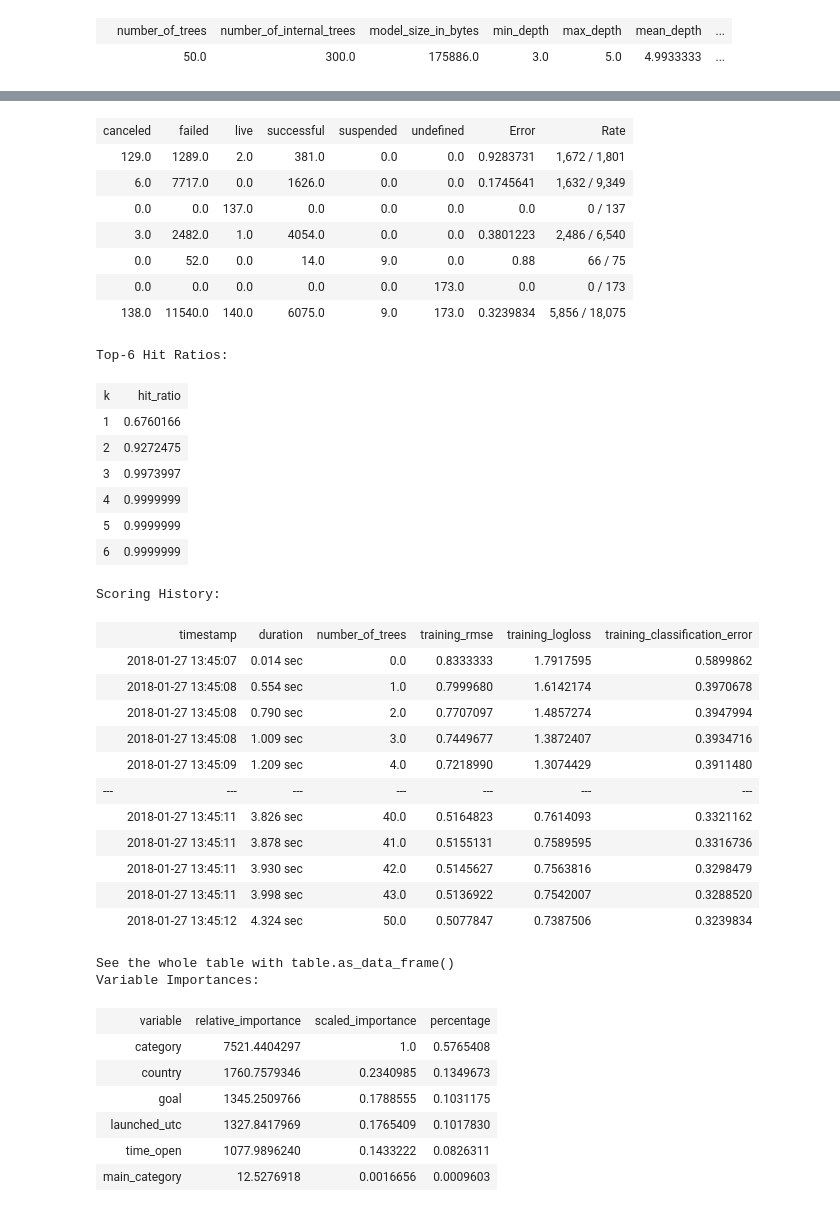
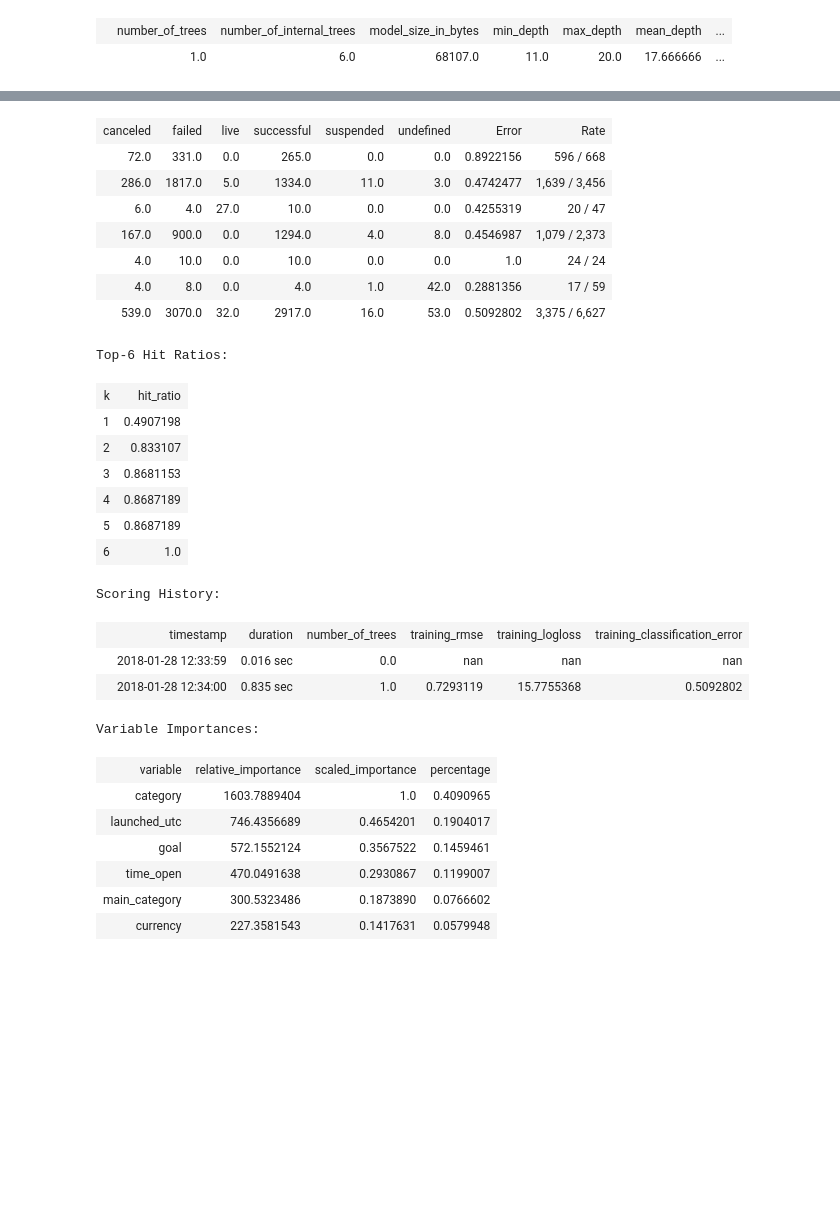
Before and after one commit to logasja/Supervised-Learning, a Jupyter notebook: Decision/Kickstarter.ipynb, the cells around one changed output, grey strips where cells are left out. Saved outputs shown, nothing was run; the diff lists cells and outputs as text; code cells hidden in the pictures; blank space fills up the shorter version.

```diff
--- a/Decision/Kickstarter.ipynb
+++ b/Decision/Kickstarter.ipynb
@@ -96,0 +55,7 @@ print predictors
+# %%
+# Define predictors
+y = df['state']
+X = df
+X = X.drop(['state', 'backers', 'country', 'usd pledged'])
+X.describe()
+y.describe()
@@ -102,10 +104,10 @@ train, valid, test = df.split_frame(
     destination_frames=['train.hex','valid.hex','test.hex']
 )
 # %%
-# Defualt gbm tree
-gbm = H2OGradientBoostingEstimator()
-gbm.train(x=predictors, y=response, training_frame=train)
+# Single decision tree, no boosting single tree
+rfe = H2ORandomForestEstimator(ntrees=1)
+rfe.train(x=X.columns, y=y.columns[0], training_frame=train)
 
 # Show model summary
-print gbm
+print rfe
 # %% [output]
@@ -117,3 +119,3 @@ Model Key:  GBM_model_python_1517078704861_1
 Model Summary:
 |  | number_of_trees | number_of_internal_trees | model_size_in_bytes | min_depth | max_depth | mean_depth | ... |
-|  | 50.0 | 300.0 | 175886.0 | 3.0 | 5.0 | 4.9933333 | ... |
+|  | 1.0 | 6.0 | 68107.0 | 11.0 | 20.0 | 17.666666 | ... |
@@ -127,40 +129,30 @@ Mean Per-Class Error: 0.393843262451
 Confusion Matrix: vertical: actual; across: predicted
 | canceled | failed | live | successful | suspended | undefined | Error | Rate |
-| 129.0 | 1289.0 | 2.0 | 381.0 | 0.0 | 0.0 | 0.9283731 | 1,672 / 1,801 |
-| 6.0 | 7717.0 | 0.0 | 1626.0 | 0.0 | 0.0 | 0.1745641 | 1,632 / 9,349 |
-| 0.0 | 0.0 | 137.0 | 0.0 | 0.0 | 0.0 | 0.0 | 0 / 137 |
-| 3.0 | 2482.0 | 1.0 | 4054.0 | 0.0 | 0.0 | 0.3801223 | 2,486 / 6,540 |
-| 0.0 | 52.0 | 0.0 | 14.0 | 9.0 | 0.0 | 0.88 | 66 / 75 |
-| 0.0 | 0.0 | 0.0 | 0.0 | 0.0 | 173.0 | 0.0 | 0 / 173 |
-| 138.0 | 11540.0 | 140.0 | 6075.0 | 9.0 | 173.0 | 0.3239834 | 5,856 / 18,075 |
+| 72.0 | 331.0 | 0.0 | 265.0 | 0.0 | 0.0 | 0.8922156 | 596 / 668 |
+| 286.0 | 1817.0 | 5.0 | 1334.0 | 11.0 | 3.0 | 0.4742477 | 1,639 / 3,456 |
+| 6.0 | 4.0 | 27.0 | 10.0 | 0.0 | 0.0 | 0.4255319 | 20 / 47 |
+| 167.0 | 900.0 | 0.0 | 1294.0 | 4.0 | 8.0 | 0.4546987 | 1,079 / 2,373 |
+| 4.0 | 10.0 | 0.0 | 10.0 | 0.0 | 0.0 | 1.0 | 24 / 24 |
+| 4.0 | 8.0 | 0.0 | 4.0 | 1.0 | 42.0 | 0.2881356 | 17 / 59 |
+| 539.0 | 3070.0 | 32.0 | 2917.0 | 16.0 | 53.0 | 0.5092802 | 3,375 / 6,627 |
 Top-6 Hit Ratios:
 | k | hit_ratio |
-| 1 | 0.6760166 |
-| 2 | 0.9272475 |
-| 3 | 0.9973997 |
-| 4 | 0.9999999 |
-| 5 | 0.9999999 |
-| 6 | 0.9999999 |
+| 1 | 0.4907198 |
+| 2 | 0.833107 |
+| 3 | 0.8681153 |
+| 4 | 0.8687189 |
+| 5 | 0.8687189 |
+| 6 | 1.0 |
 Scoring History:
 |  | timestamp | duration | number_of_trees | training_rmse | training_logloss | training_classification_error |
-|  | 2018-01-27 13:45:07 | 0.014 sec | 0.0 | 0.8333333 | 1.7917595 | 0.5899862 |
-|  | 2018-01-27 13:45:08 | 0.554 sec | 1.0 | 0.7999680 | 1.6142174 | 0.3970678 |
-|  | 2018-01-27 13:45:08 | 0.790 sec | 2.0 | 0.7707097 | 1.4857274 | 0.3947994 |
-|  | 2018-01-27 13:45:08 | 1.009 sec | 3.0 | 0.7449677 | 1.3872407 | 0.3934716 |
-|  | 2018-01-27 13:45:09 | 1.209 sec | 4.0 | 0.7218990 | 1.3074429 | 0.3911480 |
-| --- | --- | --- | --- | --- | --- | --- |
-|  | 2018-01-27 13:45:11 | 3.826 sec | 40.0 | 0.5164823 | 0.7614093 | 0.3321162 |
-|  | 2018-01-27 13:45:11 | 3.878 sec | 41.0 | 0.5155131 | 0.7589595 | 0.3316736 |
-|  | 2018-01-27 13:45:11 | 3.930 sec | 42.0 | 0.5145627 | 0.7563816 | 0.3298479 |
-|  | 2018-01-27 13:45:11 | 3.998 sec | 43.0 | 0.5136922 | 0.7542007 | 0.3288520 |
-|  | 2018-01-27 13:45:12 | 4.324 sec | 50.0 | 0.5077847 | 0.7387506 | 0.3239834 |
+|  | 2018-01-28 12:33:59 | 0.016 sec | 0.0 | nan | nan | nan |
+|  | 2018-01-28 12:34:00 | 0.835 sec | 1.0 | 0.7293119 | 15.7755368 | 0.5092802 |
-See the whole table with table.as_data_frame()
 Variable Importances:
 | variable | relative_importance | scaled_importance | percentage |
-| category | 7521.4404297 | 1.0 | 0.5765408 |
-| country | 1760.7579346 | 0.2340985 | 0.1349673 |
-| goal | 1345.2509766 | 0.1788555 | 0.1031175 |
-| launched_utc | 1327.8417969 | 0.1765409 | 0.1017830 |
-| time_open | 1077.9896240 | 0.1433222 | 0.0826311 |
-| main_category | 12.5276918 | 0.0016656 | 0.0009603 |
+| category | 1603.7889404 | 1.0 | 0.4090965 |
+| launched_utc | 746.4356689 | 0.4654201 | 0.1904017 |
+| goal | 572.1552124 | 0.3567522 | 0.1459461 |
+| time_open | 470.0491638 | 0.2930867 | 0.1199007 |
+| main_category | 300.5323486 | 0.1873890 | 0.0766602 |
+| currency | 227.3581543 | 0.1417631 | 0.0579948 |
 # %%
```
Also changed, not shown: parts of 15 cells of this notebook, 8 other files.
